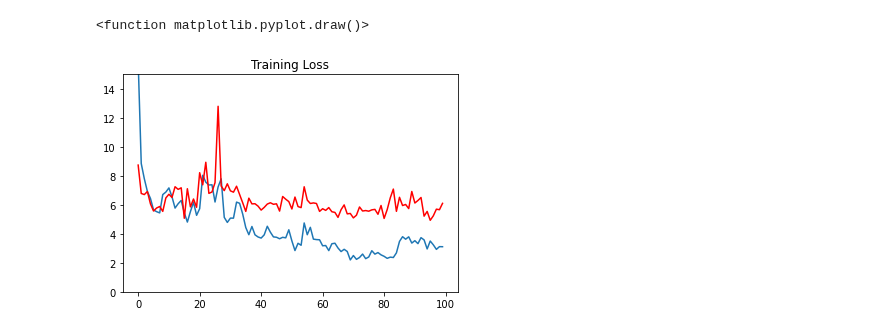
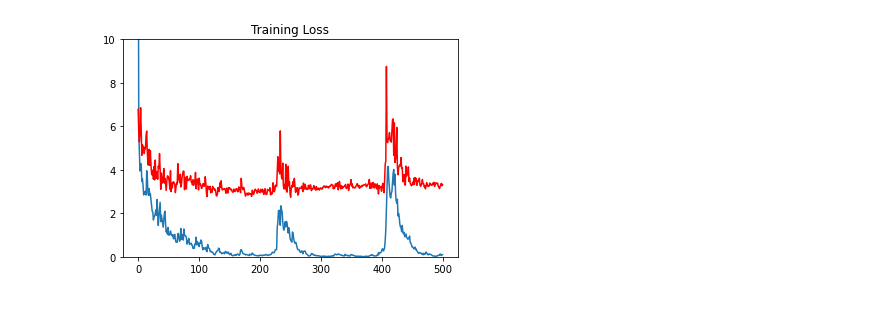
Before and after one commit to milang9/3d_classifier, a Jupyter notebook: 3d_classifier_PyG.ipynb, the cells around one changed output. Drawn from its saved outputs; the diff is of its cells as text; code cells hidden in the pictures.

```diff
--- a/3d_classifier_PyG.ipynb
+++ b/3d_classifier_PyG.ipynb
@@ -178,18 +119,15 @@ def get_rmsd_dict(rmsd_list):
     return rmsd_dict
 # %%
 #Graph Dataset Class
+#TODO: adapt, so it can stand alone
 
-from torch_geometric.data import InMemoryDataset, download_url
-#from dgl.data import DGLDataset
-class CGDataset(InMemoryDataset):
+from dgl.data import DGLDataset
+class CGDataset(DGLDataset):
     def __init__(self, directory, rmsd_list):
         self.file_path = directory
         self.rmsd_list = rmsd_list
-        super(CGDataset, self).__init__()
+        super(CGDataset, self).__init__(name="cgRNA")
 
-    @property
-    def raw_file_names(self):
-        return next(os.walk(self.file_path), (None, None, []))[2]
 
     def process(self):
         self.graphs = []
@@ -197,17 +135,17 @@ class CGDataset(InMemoryDataset):
         self.labels = []
 
         files = []
-        #filenames = next(os.walk(self.file_path), (None, None, []))[2]
+        filenames = next(os.walk(self.file_path), (None, None, []))[2]
 
-        for file in raw_file_names():
+        for file in filenames:
             if file.endswith(".cg"):
                 files.append(file)
                 self.labels.append(rmsd_dict[file])
 
         for struc in files:
             coord_dict, twist_dict, connections = load_cg_file(os.path.join(self.file_path, struc))
-            graph = build_graph(coord_dict, twist_dict, connections)
-            self.graphs.append(build_graph(coord_dict, twist_dict, connections))
+            graph = build_dgl_graph(coord_dict, twist_dict, connections)
+            self.graphs.append(build_dgl_graph(coord_dict, twist_dict, connections))
 
         self.labels = th.tensor(self.labels)
 
@@ -217,5 +155,5 @@ class CGDataset(InMemoryDataset):
     def __len__(self):
         return len(self.graphs)
 
-    def download(self):
-        pass
+    #def save(self):
+     #   dgl.save_graphs("./play_set/training_cg_graphs.dgl", self.graphs, labels=self.labels)
@@ -377,10 +260,13 @@ model = CG_Classifier(
     num_features=3 #len(graph.ndata)
 )
 
+b_size = 32
+train_dataloader = dtl.pytorch.GraphDataLoader(training_dataset, batch_size=b_size, shuffle=True)
+
 opt = th.optim.Adam(model.parameters(), lr=8e-4)
 model.train()
-#th.autograd.set_detect_anomaly(True)
-epochs = 100
+
+epochs = 500
 
 #val setup
 val_losses = []
@@ -392,12 +278,12 @@ for epoch in range(epochs):
 
     for iter, (batched_graph, batch_labels) in enumerate(train_dataloader):
         l = []
-        for graph in dgl.unbatch(batched_graph): #ist there a way to use directly the batched_graph object?
+        for graph in dgl.unbatch(batched_graph): #is there a way to use directly the batched_graph object?
             pred = model(graph)
             l.append(pred)
 
         logits = th.cat(l)
-        loss = F.smooth_l1_loss(logits, batch_labels, reduction='mean')
+        loss = F.smooth_l1_loss(logits, batch_labels, reduction='mean') # smooth_l1_loss
 
         opt.zero_grad()
         loss.backward()
@@ -411,12 +297,15 @@ for epoch in range(epochs):
     val_loss = 0
     for i, (v_graph, v_label) in enumerate(val_dataloader):
         val_pred = model(v_graph)
-        v_loss = F.smooth_l1_loss(val_pred, v_label, reduction='mean')
+        v_loss = F.smooth_l1_loss(val_pred, v_label, reduction='mean')  # smooth_l1_loss
         val_loss += v_loss.detach().item()
 
     val_loss /= (i + 1)
 
     val_losses.append(val_loss)
+
+    if epoch >= 20:
+        th.save(model.state_dict(), "model_data/model_epoch" + str(epoch) + ".pth")
 
     if epoch % 5 == 0:
         print("Epoch {}: Training loss {:.4f}, Validation loss {:.4f}".format(epoch, epoch_loss, val_loss))
@@ -424,11 +313,13 @@ for epoch in range(epochs):
 end = time.perf_counter()
 
 print("Training took {:.2f} minutes".format((end - start)/60))
+print("Minimum Training Loss {:.4f} in epoch {}".format(min(epoch_losses), epoch_losses.index(min(epoch_losses))))
+print("Minimum Validation Loss {:.4f} in epoch {}".format(min(val_losses), val_losses.index(min(val_losses))))
 
 #plot the training run
 plt.plot(epoch_losses)
 plt.plot(val_losses, 'r')
 plt.title("Training Loss")
-plt.ylim(ymax=15, ymin=0)
-plt.draw
+plt.ylim(ymax=10, ymin=0)
+plt.draw()
 # %% [output]
@@ -452,2 +343 @@ Training took 9.80 minutes
-<function matplotlib.pyplot.draw()>
-[figure, old version]
+[figure, new version]
```
Also changed, not shown: parts of 16 cells of this notebook, 2 other files.
